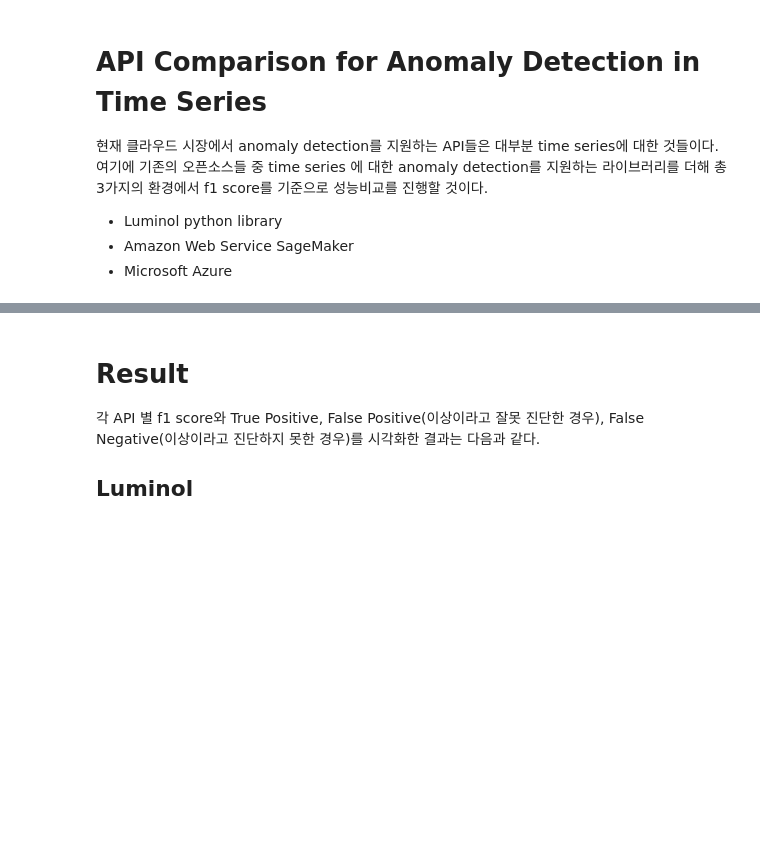
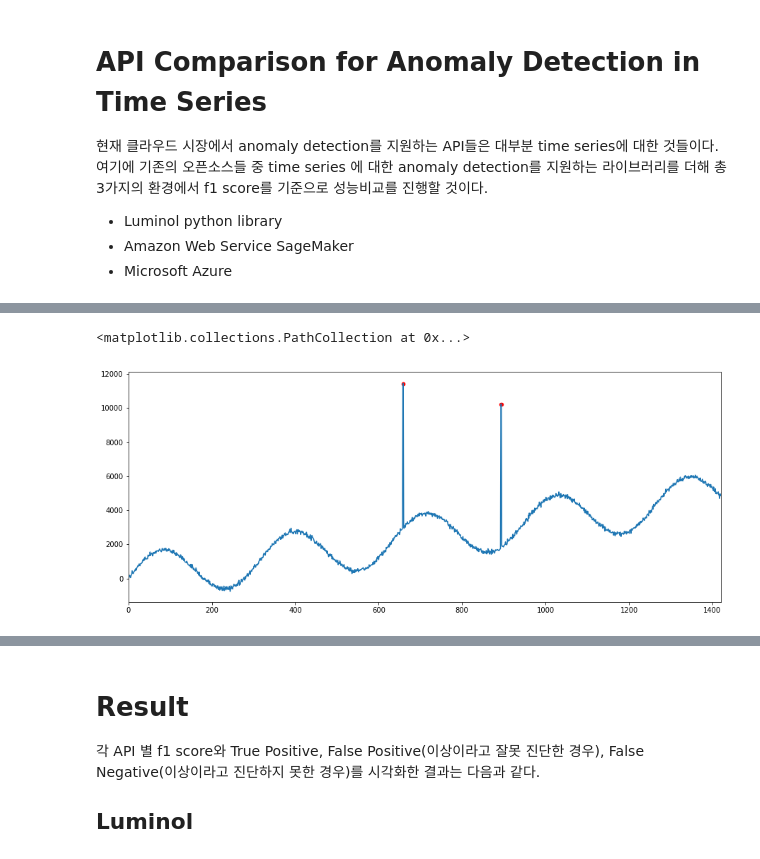
Before and after one commit to luvforsamoyed/AI-API-optimizer, a Jupyter notebook: overall_guide.ipynb, the cells around one changed output, grey strips where cells are left out. Drawn from its saved outputs; the diff is of its cells as text; code cells hidden in the pictures; blank space fills up the shorter version.

```diff
--- a/overall_guide.ipynb
+++ b/overall_guide.ipynb
@@ -136,0 +33,7 @@ ts = utils_.gen_time_idx(dtype = 'timestamp')
+# %%
+A2_['value'].plot(figsize=((15,6)))
+ano_a2 = A2_[A2_['is_anomaly'] == 1]
+plt.scatter(x=ano_a2.index, y=ano_a2['value'], c='red', s=20)
+# %% [output]
+<matplotlib.collections.PathCollection at 0x...>
+[figure, added]
```
Also changed, not shown: parts of 37 cells of this notebook, 3 other files.
